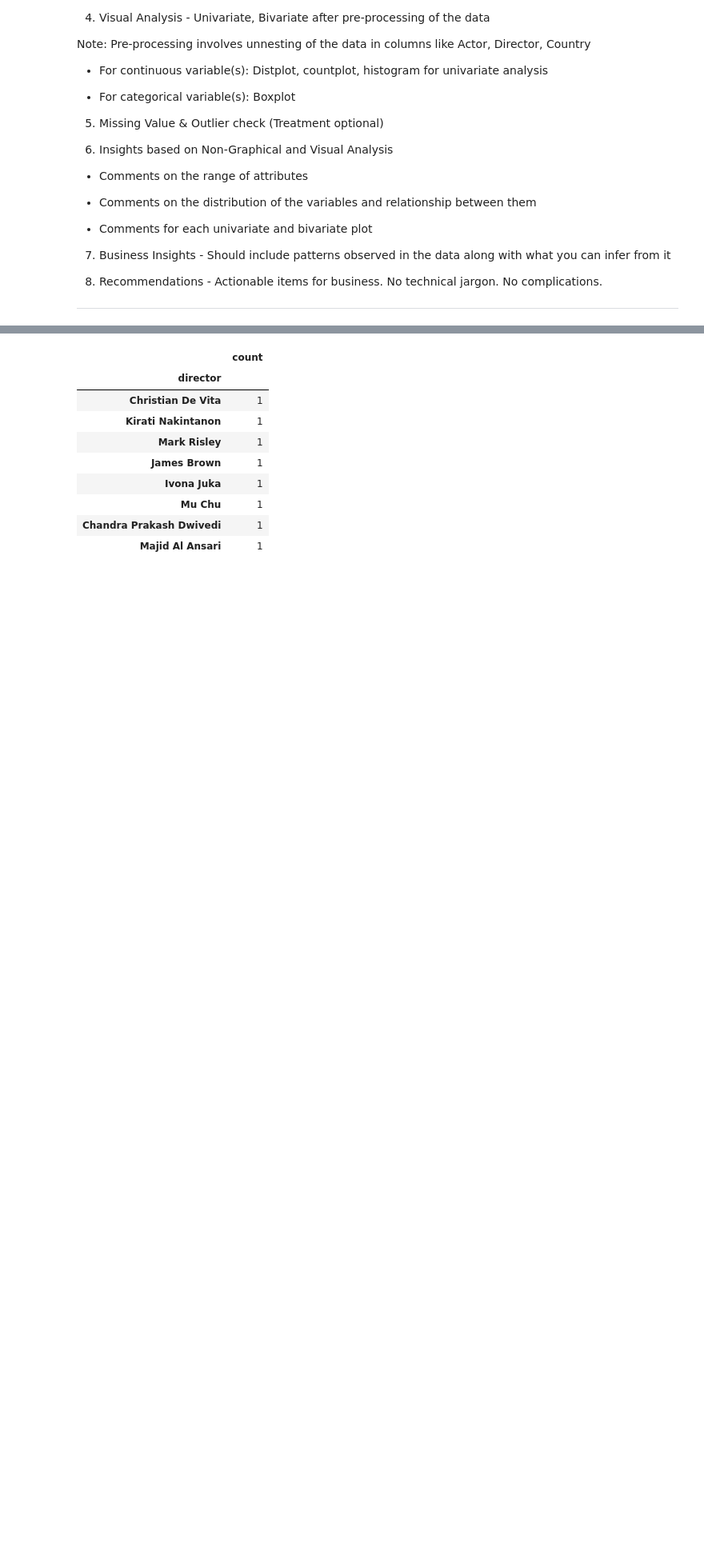
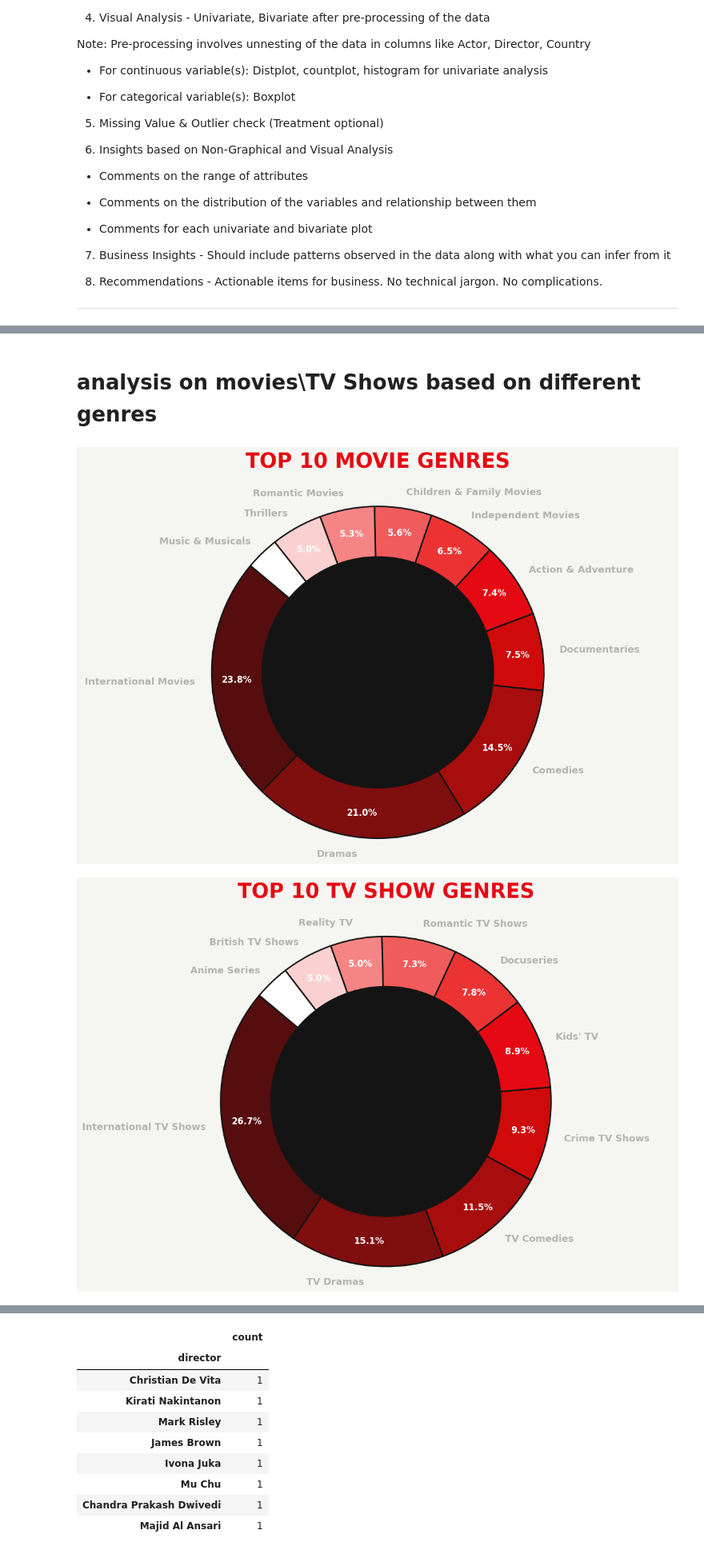
Before and after one commit to RichaGaharwar/Exploratory-Data-Analysis-Netflix-, a Jupyter notebook: Netflix_EDA.ipynb, the cells around one changed output, grey strips where cells are left out. Shown at 80% size. Drawn from its saved outputs; the diff is of its cells as text; code cells hidden in the pictures; blank space fills up the shorter version.

```diff
--- a/Netflix_EDA.ipynb
+++ b/Netflix_EDA.ipynb
@@ -134,0 +312,69 @@ netflix.head()
+# %% [markdown]
+# **analysis on movies\TV Shows based on different genres**
+# %%
+import pandas as pd
+import matplotlib.pyplot as plt
+import numpy as np
+
+# Load the dataset
+df = pd.read_csv('netflix_titles.csv')
+
+def plot_netflix_theme_pie(dataframe, title_type, filename):
+    # Data Preparation
+    subset = dataframe[dataframe['type'] == title_type]
+    genres = subset['listed_in'].str.split(', ').explode()
+    counts = genres.value_counts().head(10)
+
+    # 1. NETFLIX COLOR PALETTE
+    # Base Netflix Red: #E50914
+    # We create a custom range from deep dark red to the signature Netflix Red
+    colors = ['#560d0d', '#7f0e0e', '#a70d0d', '#cf0a0a', '#e50914',
+              '#eb3333', '#f05c5c', '#f58585', '#fad0d0', '#ffffff']
+
+    # 2. SETUP DARK THEME (Netflix UI Style)
+    background_color = '#141414' # Official Netflix background dark grey
+    fig = plt.figure(figsize=(12, 8), facecolor='#f5f5f1')
+    ax = fig.add_subplot(111)
+    ax.set_facecolor(background_color)
+
+    # Plotting
+    wedges, texts, autotexts = ax.pie(
+        counts,
+        labels=counts.index,
+        autopct='%1.1f%%',
+        startangle=140,
+        colors=colors,
+        pctdistance=0.85, # Move percentages slightly outward
+        wedgeprops={'edgecolor': background_color, 'linewidth': 2}, # Seamless "cut" look
+        textprops={'color': 'white', 'fontsize': 12, 'fontweight': 'bold'}
+    )
+
+    # 3. STYLE THE LABELS
+    # Ensure category names (outside) are also white/visible
+    for text in texts:
+        text.set_color('#b3b3b3') # Soft grey for labels, like Netflix sub-text
+        text.set_fontsize(13)
+
+    # 4. NETFLIX STYLE TITLE
+    plt.title(f'TOP 10 {title_type.upper()} GENRES',
+              fontsize=28,
+              fontweight='black',
+              color='#E50914', # Signature Red Title
+              pad=30,
+              fontname='sans-serif')
+
+    # Add a "donut" hole to make it look more modern/premium
+    centre_circle = plt.Circle((0,0), 0.70, fc=background_color)
+    fig.gca().add_artist(centre_circle)
+
+    plt.axis('equal')
+    plt.tight_layout()
+    plt.savefig(filename, facecolor=background_color, dpi=300)
+    plt.show()
+
+# Generate Netflix-themed charts
+plot_netflix_theme_pie(df, 'Movie', 'netflix_movies.png')
+plot_netflix_theme_pie(df, 'TV Show', 'netflix_tv_shows.png')
+# %% [output]
+[figure, added]
+[figure, added]
```
Also changed, not shown: parts of 74 cells of this notebook.
